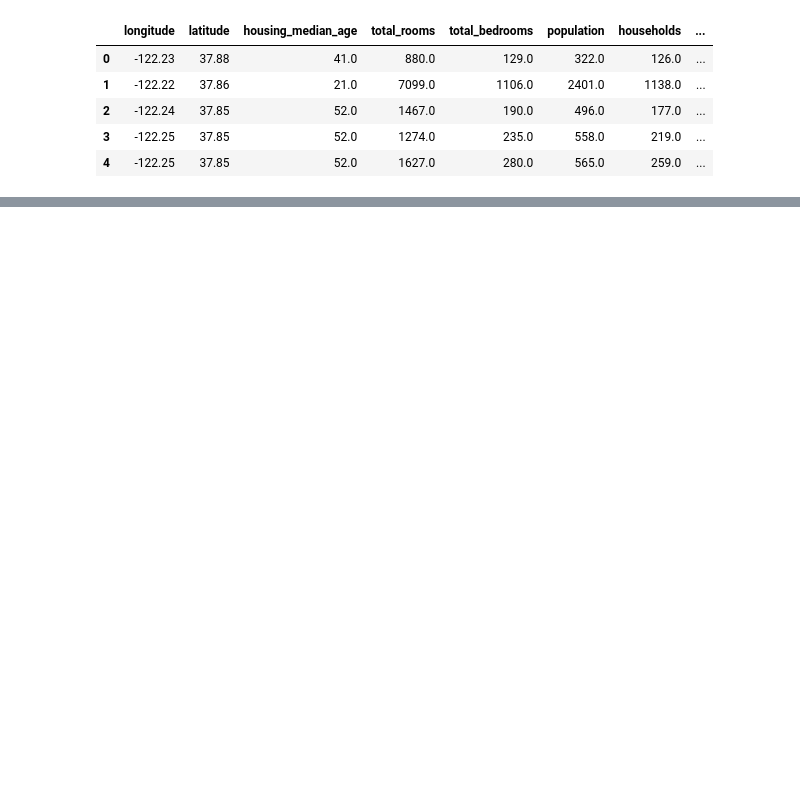
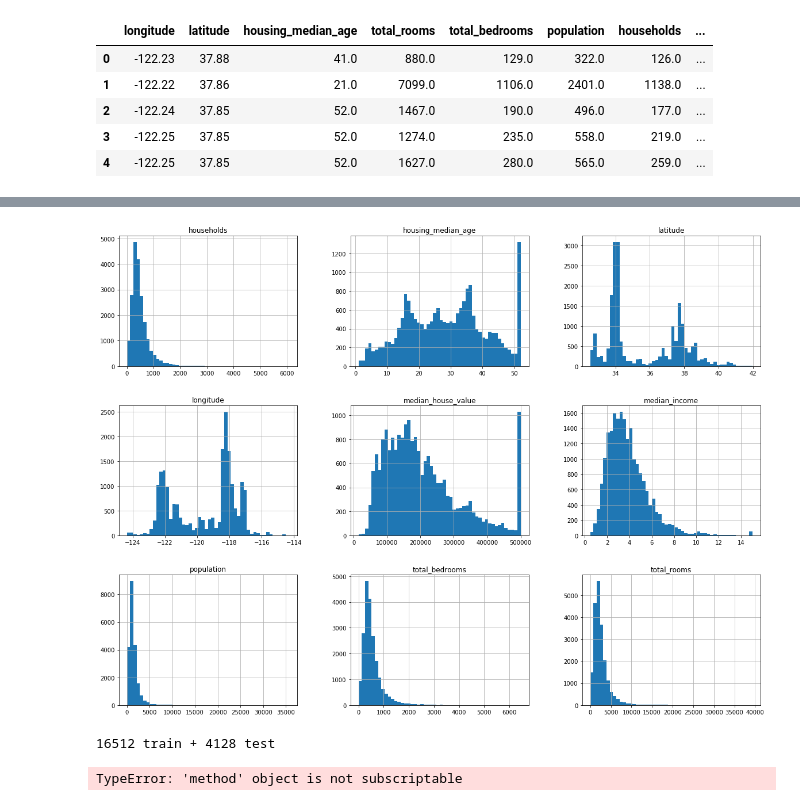
Before and after one commit to dom-inic/housepricemlpredictor, a Jupyter notebook: housing .ipynb, the cells around one changed output, grey strips where cells are left out. Cells and saved outputs as stored; diff of their text form; code cells hidden in the pictures; blank space fills up the shorter version.

Commit message:
Update housing .ipynb
split the data to train data and test data

```diff
--- a/housing .ipynb
+++ b/housing .ipynb
@@ -34,0 +76,7 @@ housing.head()
+# %%
+# plottng the data using a histogram to show the number of instances on the y and a gven range on the
+import matplotlib.pyplot as plt
+housing.hist(bins=50, figsize=(20,15))
+plt.show()
+# %% [output]
+[figure, added]
@@ -34,0 +92,5 @@ housing.head()
+# %%
+train_set, test_set = split_train_test(housing, 0.2)
+print(len(train_set), "train +", len(test_set), "test")
+# %% [output]
+16512 train + 4128 test
@@ -34,0 +99,18 @@ housing.head()
+# %%
+#  ensuring that the test set is not used since it outputs different test set with every new run
+import hashlib
+def test_set_check(identifier, test_ratio, hash):
+    return hash(np.int64(identifier)).digest()[-1]< 256 * test_ratio
+
+def split_train_test_by_id(data, test_ratio, id_column, hash=hashlib.md5):
+    cooperative_bank = data[id_column]
+    in_test_set = cooperative_bank.apply(lambda id_: test_set_check(id_, test_ratio, hash))
+    return data.loc[-in_test_set], data.loc[in_test_set]
+housing_with_id = housing.reset_index # adds an index column
+train_set, test_set = split_train_test_by_id(housing_with_id, 0.2, "index")
+
+# combine the latitue and longtitude for every district into ids
+housing_with_id['id']= housing["longtitude"] * 1000 + housing["latitude"]
+train_set, test_set = split_train_test_by_id(housing_with_id, 0.2, "id")
+# %% [output]
+TypeError: 'method' object is not subscriptable
```
Also changed, not shown: parts of 5 cells of this notebook.
